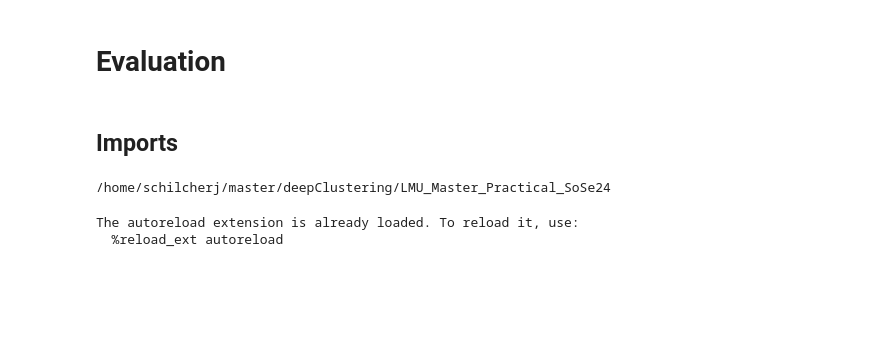
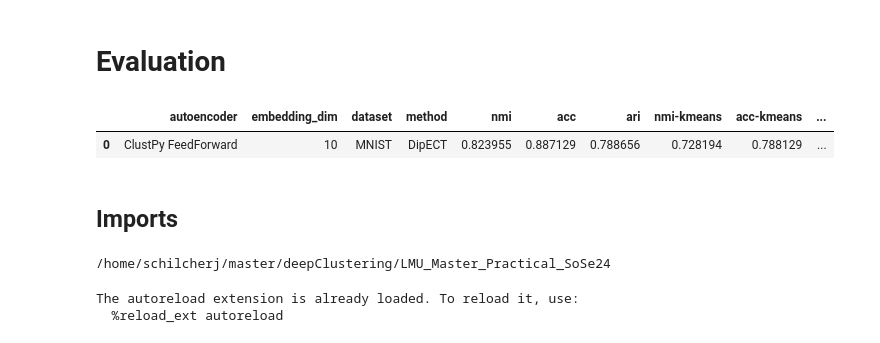
Before and after one commit to julianSchilcher/LMU_Master_Practical_SoSe24, a Jupyter notebook: practical/DeepClustering/DipECT/evaluation.ipynb, the cells around one changed output. Saved outputs shown, nothing was run; the diff lists cells and outputs as text; code cells hidden in the pictures; blank space fills up the shorter version.

Commit message:
dipect progress

```diff
--- a/practical/DeepClustering/DipECT/evaluation.ipynb
+++ b/practical/DeepClustering/DipECT/evaluation.ipynb
@@ -1,5 +1,14 @@
 # %% [markdown]
 # Evaluation
+# %%
+import pandas as pd
+result = pd.read_parquet(
+    "/home/loebbert/projects/deepclustering/LMU_Master_Practical_SoSe24/practical/DeepClustering/DipECT/results/MNIST_CLUSTPY_STANDARD_10_DIPECT_42.pq"
+)
+result
+# %% [output]
+|  | autoencoder | embedding_dim | dataset | method | nmi | acc | ari | nmi-kmeans | acc-kmeans | ... |
+| 0 | ClustPy FeedForward | 10 | MNIST | DipECT | 0.823955 | 0.887129 | 0.788656 | 0.728194 | 0.788129 | ... |
 # %% [markdown]
 ## Imports
 # %%
```
Also changed, not shown: 57 other files.
